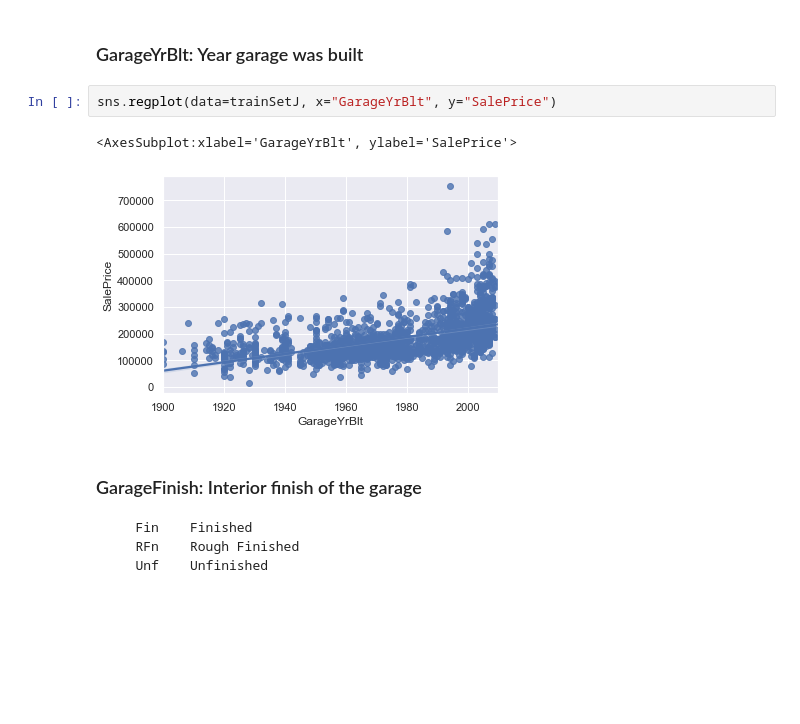
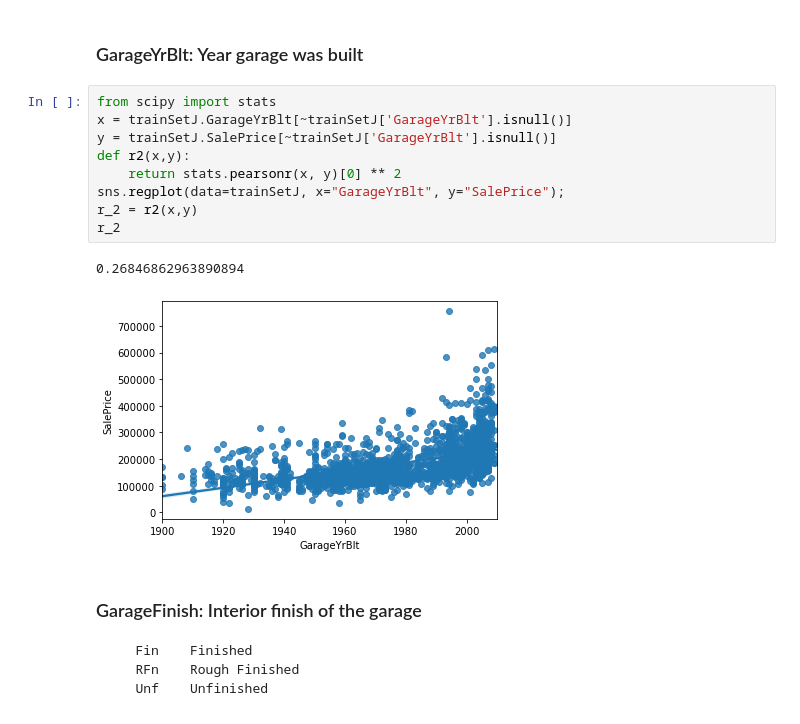
Before and after one commit to nikita-agrawal/Ames-Housing-Analysis, a Jupyter notebook: Julie/initialEDA.ipynb, the cells around one changed output. Saved outputs shown, nothing was run; the diff lists cells and outputs as text; blank space fills up the shorter version.

Commit message:
updated EDA, looking at missing Garage dates and indiv feature remarks

```diff
--- a/Julie/initialEDA.ipynb
+++ b/Julie/initialEDA.ipynb
@@ -349,10 +425,17 @@ sns.boxplot(data=trainSetJ, x="GarageType", y="SalePrice")
 # %% [markdown]
 ### GarageYrBlt: Year garage was built
 # %%
-sns.regplot(data=trainSetJ, x="GarageYrBlt", y="SalePrice")
+from scipy import stats
+x = trainSetJ.GarageYrBlt[~trainSetJ['GarageYrBlt'].isnull()]
+y = trainSetJ.SalePrice[~trainSetJ['GarageYrBlt'].isnull()]
+def r2(x,y):
+    return stats.pearsonr(x, y)[0] ** 2
+sns.regplot(data=trainSetJ, x="GarageYrBlt", y="SalePrice");
+r_2 = r2(x,y)
+r_2
 # %% [output]
-<AxesSubplot:xlabel='GarageYrBlt', ylabel='SalePrice'>
+0.26846862963890894
-[figure, old version]
+[figure, new version]
 # %% [markdown]
 ### GarageFinish: Interior finish of the garage
 
```
Also changed, not shown: parts of 38 cells of this notebook, 1 other file.
